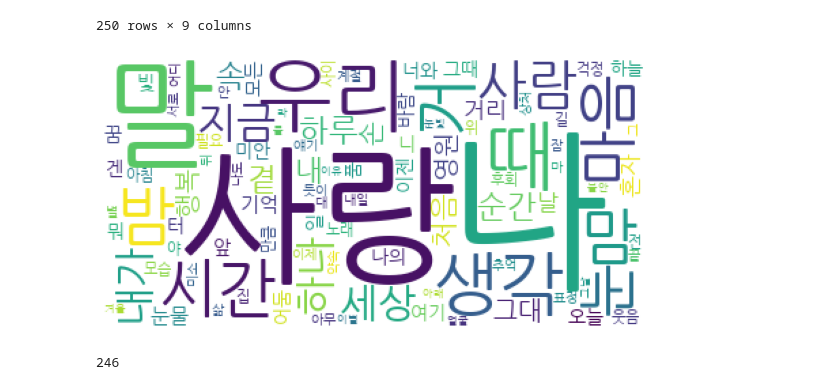
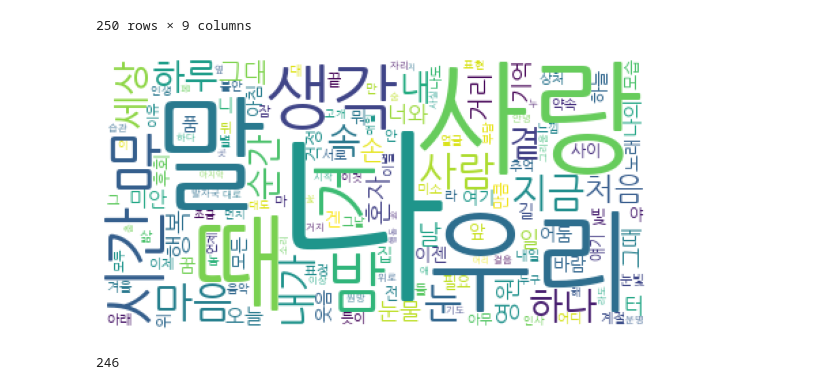
Before and after one commit to EG-L/Project, a Jupyter notebook: Melon_chart.ipynb, the cells around one changed output. Saved outputs shown, nothing was run; the diff lists cells and outputs as text; code cells hidden in the pictures.

```diff
--- a/Melon_chart.ipynb
+++ b/Melon_chart.ipynb
@@ -346,18 +346,19 @@ from wordcloud import WordCloud
 from collections import Counter
 # %%
 counts = Counter(temp)
-tags = counts.most_common(100)[1:]
+tags = counts.most_common(150)[1:]
+# 150 단어만 확인해보자
 # %%
 wc = WordCloud(background_color='White',font_path = '/content/drive/MyDrive/2021_1~6월 멜론차트/NanumGothic.ttf')
 # %%
 cloud = wc.generate_from_frequencies(dict(tags))
 # %%
-plt.figure(figsize=(10,5))
+plt.figure(figsize=(15,5))
 plt.axis('off')
 plt.imshow(cloud)
 plt.show()
 # %% [output]
-[figure, old version]
+[figure, new version]
 # %%
 from konlpy.tag import Okt
 # %%
```
